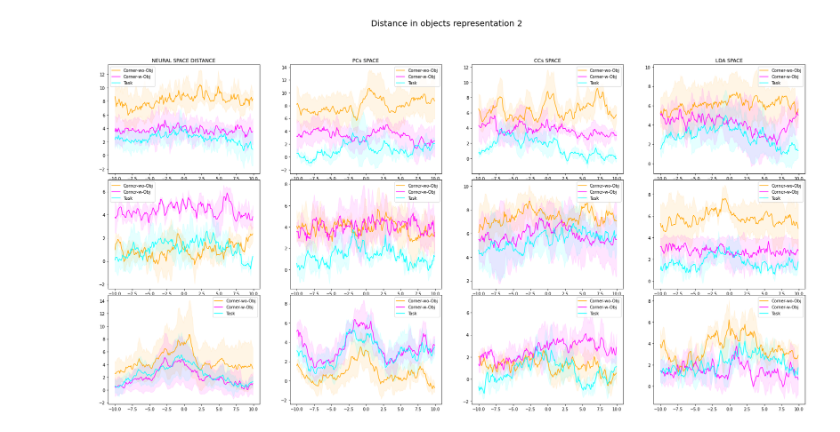
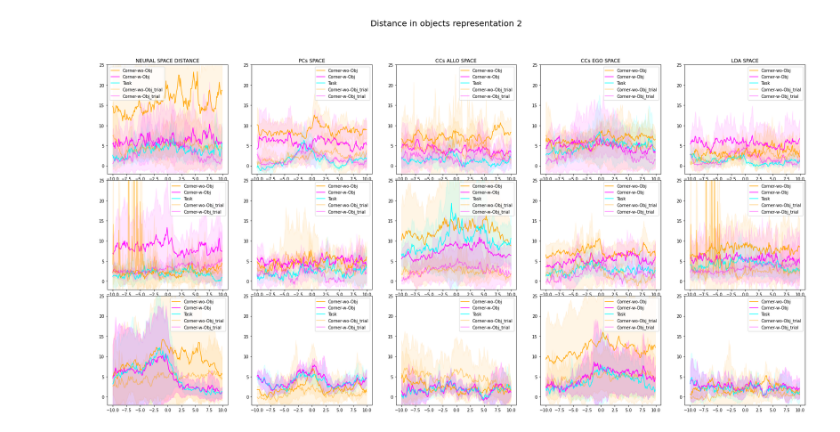
Before and after one commit to melisamc89/neural_analysys, a Jupyter notebook: src/mean_representantional_distance_all_mice.ipynb, the cells around one changed output. Saved outputs shown, nothing was run; the diff lists cells and outputs as text; code cells hidden in the pictures.

```diff
--- a/src/mean_representantional_distance_all_mice.ipynb
+++ b/src/mean_representantional_distance_all_mice.ipynb
@@ -283,94 +357,117 @@ figure.set_size_inches([30,15])
 # %%
 figure = plt.figure()
-gs = plt.GridSpec(9,4)
+gs = plt.GridSpec(9,5)
 label = ['RANDOM','OVERLAPPING','STABLE']
 
 time = np.arange(-100,100)/10
 
 ### neural
 
-titles = ['NEURAL SPACE DISTANCE', 'PCs SPACE', 'CCs SPACE', 'LDA SPACE']
+titles = ['NEURAL SPACE DISTANCE', 'PCs SPACE', 'CCs ALLO SPACE','CCs EGO SPACE', 'LDA SPACE']
 
-random_list1 = []
-random_list2 = []
-random_list3 = []
 
-stable_list1 = []
-stable_list2 = []
-stable_list3 = []
-
-overlapping_list1 = []
-overlapping_list2 = []
-overlapping_list3 = []
-
-new_legends = ['Corner-wo-Obj','Corner-w-Obj','Task']
-for i in range(4):
+new_legends = ['Corner-wo-Obj','Corner-w-Obj','Task','Corner-wo-Obj_trial','Corner-w-Obj_trial']#,'Task_trial']
+for i in range(5):
 
     ax0 = figure.add_subplot(gs[0:3,i])
+    ax0.set_ylim([-2,25])
     ax0.set_title(titles[i])
     random_mean = np.nanmean(random_list_corners[i],0)
     random_std =  np.nanstd(random_list_corners[i],0)#/np.sqrt(len(random_list_corners[i]))
     ax0.plot(time,random_mean,'orange')
     ax0.fill_between(time,random_mean-random_std,random_mean+random_std,alpha = 0.1, edgecolor = 'orange', facecolor = 'orange')
-    ax0.legend(new_legends)
     random_mean = np.nanmean(random_list_object_corners[i],0)
     random_std =  np.nanstd(random_list_object_corners[i],0)#/np.sqrt(len(random_list_object_corners[i]))
     ax0.plot(time,random_mean,'magenta')
     ax0.fill_between(time,random_mean-random_std,random_mean+random_std,alpha = 0.1, edgecolor = 'magenta', facecolor = 'magenta')
-    ax0.legend(new_legends)
-
     random_mean = np.nanmean(random_list_task[i],0)
     random_std =  np.nanstd(random_list_task[i],0)#/np.sqrt(len(random_list_task[i]))
     ax0.plot(time,random_mean,'cyan')
     ax0.fill_between(time,random_mean-random_std,random_mean+random_std,alpha = 0.1, edgecolor = 'cyan', facecolor = 'cyan')
+
+
+    random_mean = np.nanmean(random_list_corners_trial[i],0)
+    random_std =  np.nanstd(random_list_corners_trial[i],0)#/np.sqrt(len(random_list_corners[i]))
+    ax0.plot(time,random_mean,'orange', alpha = 0.5)
+    ax0.fill_between(time,random_mean-random_std,random_mean+random_std,alpha = 0.1, edgecolor = 'orange', facecolor = 'orange')
+    random_mean = np.nanmean(random_list_object_corners_trial[i],0)
+    random_std =  np.nanstd(random_list_object_corners_trial[i],0)#/np.sqrt(len(random_list_object_corners[i]))
+    ax0.plot(time,random_mean,'magenta',alpha = 0.5)
+    ax0.fill_between(time,random_mean-random_std,random_mean+random_std,alpha = 0.1, edgecolor = 'magenta', facecolor = 'magenta')
+    #random_mean = np.nanmean(random_list_task[i],0)
+    #random_std =  np.nanstd(random_list_task[i],0)#/np.sqrt(len(random_list_task[i]))
+    #ax0.plot(time,random_mean,'cyan')
+    #ax0.fill_between(time,random_mean-random_std,random_mean+random_std,alpha = 0.1, edgecolor = 'cyan', facecolor = 'cyan')
     ax0.legend(new_legends)
 
 
     ax0 = figure.add_subplot(gs[3:6,i])
+    ax0.set_ylim([-2,25])
     random_mean = np.nanmean(overlapping_list_corners[i],0)
     random_std =  np.nanstd(overlapping_list_corners[i],0)#/np.sqrt(len(overlapping_list_corners[i]))
     ax0.plot(time,random_mean,'orange')
     ax0.fill_between(time,random_mean-random_std,random_mean+random_std,alpha = 0.1, edgecolor = 'orange', facecolor = 'orange')
-    ax0.legend(new_legends)
-
     random_mean = np.nanmean(overlapping_list_object_corners[i],0)
     random_std =  np.nanstd(overlapping_list_object_corners[i],0)#/np.sqrt(len(overlapping_list_object_corners[i]))
     ax0.plot(time,random_mean,'magenta')
     ax0.fill_between(time,random_mean-random_std,random_mean+random_std,alpha = 0.1, edgecolor = 'magenta', facecolor = 'magenta')
-    ax0.legend(new_legends)
-
     random_mean = np.nanmean(overlapping_list_task[i],0)
     random_std =  np.nanstd(overlapping_list_task[i],0)#/np.sqrt(len(overlapping_list_task[i]))
     ax0.plot(time,random_mean,'cyan')
     ax0.fill_between(time,random_mean-random_std,random_mean+random_std,alpha = 0.1, edgecolor = 'cyan', facecolor = 'cyan')
+
+    random_mean = np.nanmean(overlapping_list_corners_trial[i],0)
+    random_std =  np.nanstd(overlapping_list_corners_trial[i],0)#/np.sqrt(len(overlapping_list_corners[i]))
+    ax0.plot(time,random_mean,'orange',alpha = 0.5)
+    ax0.fill_between(time,random_mean-random_std,random_mean+random_std,alpha = 0.1, edgecolor = 'orange', facecolor = 'orange')
+    random_mean = np.nanmean(overlapping_list_object_corners_trial[i],0)
+    random_std =  np.nanstd(overlapping_list_object_corners_trial[i],0)#/np.sqrt(len(overlapping_list_object_corners[i]))
+    ax0.plot(time,random_mean,'magenta',alpha = 0.5)
+    ax0.fill_between(time,random_mean-random_std,random_mean+random_std,alpha = 0.1, edgecolor = 'magenta', facecolor = 'magenta')
+    # random_mean = np.nanmean(overlapping_list_task[i],0)
+    # random_std =  np.nanstd(overlapping_list_task[i],0)#/np.sqrt(len(overlapping_list_task[i]))
+    # ax0.plot(time,random_mean,'cyan')
+    # ax0.fill_between(time,random_mean-random_std,random_mean+random_std,alpha = 0.1, edgecolor = 'cyan', facecolor = 'cyan')
     ax0.legend(new_legends)
 
     ax0 = figure.add_subplot(gs[6:9,i])
+    ax0.set_ylim([-2,25])
     random_mean = np.nanmean(stable_list_corners[i],0)
     random_std =  np.nanstd(stable_list_corners[i],0)#/np.sqrt(len(stable_list_corners[i]))
     ax0.plot(time,random_mean,'orange')
     ax0.fill_between(time,random_mean-random_std,random_mean+random_std,alpha = 0.1, edgecolor = 'orange', facecolor = 'orange')
-    ax0.legend(new_legends)
-
     random_mean = np.nanmean(stable_list_object_corners[i],0)
     random_std =  np.nanstd(stable_list_object_corners[i],0)#/np.sqrt(len(stable_list_object_corners[i]))
     ax0.plot(time,random_mean,'magenta')
     ax0.fill_between(time,random_mean-random_std,random_mean+random_std,alpha = 0.1, edgecolor = 'magenta', facecolor = 'magenta')
-    ax0.legend(new_legends)
-
     random_mean = np.nanmean(stable_list_task[i],0)
     random_std =  np.nanstd(stable_list_task[i],0)#/np.sqrt(len(stable_list_task[i]))
     ax0.plot(time,random_mean,'cyan')
     ax0.fill_between(time,random_mean-random_std,random_mean+random_std,alpha = 0.1, edgecolor = 'cyan', facecolor = 'cyan')
+
+    random_mean = np.nanmean(stable_list_corners_trial[i],0)
+    random_std =  np.nanstd(stable_list_corners_trial[i],0)#/np.sqrt(len(stable_list_corners[i]))
+    ax0.plot(time,random_mean,'orange',alpha = 0.5)
+    ax0.fill_between(time,random_mean-random_std,random_mean+random_std,alpha = 0.1, edgecolor = 'orange', facecolor = 'orange')
+    random_mean = np.nanmean(stable_list_object_corners[i],0)
+    random_std =  np.nanstd(stable_list_object_corners[i],0)#/np.sqrt(len(stable_list_object_corners[i]))
+    ax0.plot(time,random_mean,'magenta',alpha = 0.5)
+    ax0.fill_between(time,random_mean-random_std,random_mean+random_std,alpha = 0.1, edgecolor = 'magenta', facecolor = 'magenta')
+#     random_mean = np.nanmean(stable_list_task[i],0)
+#     random_std =  np.nanstd(stable_list_task[i],0)#/np.sqrt(len(stable_list_task[i]))
+#     ax0.plot(time,random_mean,'cyan')
+#     ax0.fill_between(time,random_mean-random_std,random_mean+random_std,alpha = 0.1, edgecolor = 'cyan', facecolor = 'cyan')
+
+
     ax0.legend(new_legends)
 
 
 figure.set_size_inches([30,15])
 
 figure.suptitle(' Distance in objects representation 2', fontsize = 20)
-figure_name = figure_path + 'distance_object_representation_all_allocantric2.png'
+figure_name = figure_path + 'distance_object_representation_all_allo_and_ego.png'
 figure.patch.set_facecolor('white')
 
 figure.savefig(figure_name)
 # %% [output]
-[figure, old version]
+[figure, new version]
```
Also changed, not shown: parts of 5 cells of this notebook, 8 other files.
